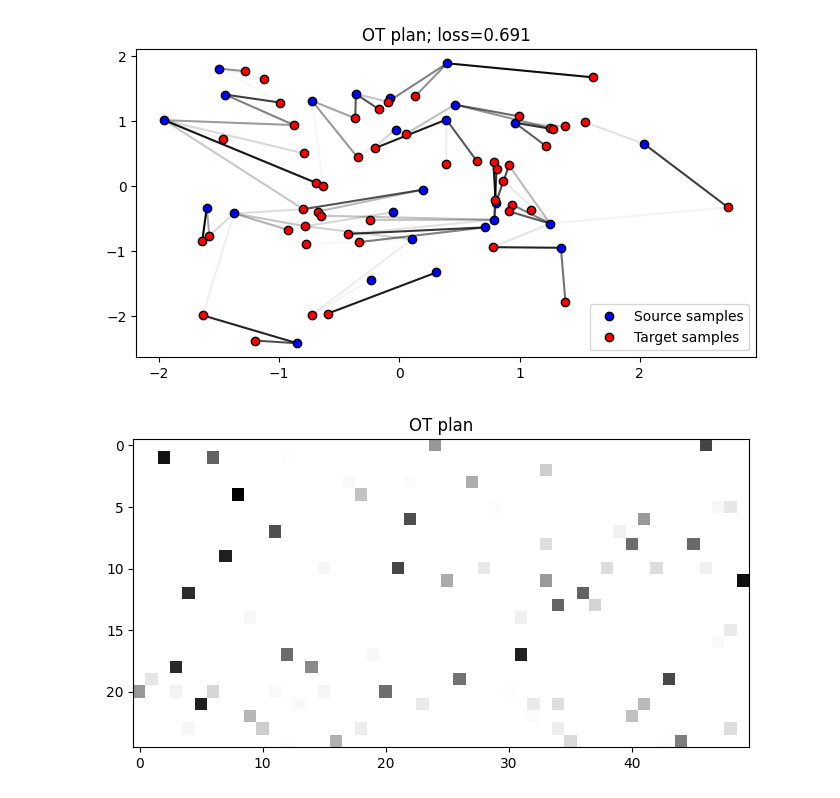
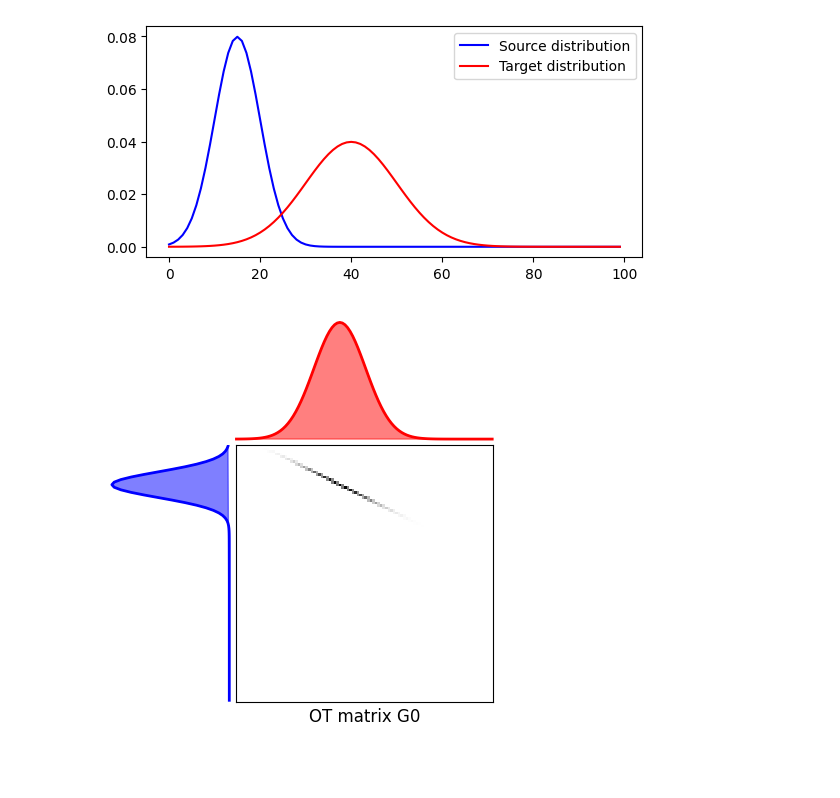
Before and after one commit to alexyh1/STA4000, a Jupyter notebook: code/chapter2_kantorovich/2.1_Exact_OT_Discrete.ipynb, the cells around one changed output. Drawn from its saved outputs; the diff is of its cells as text; code cells hidden in the pictures; blank space fills up the shorter version.

```diff
--- a/code/chapter2_kantorovich/2.1_Exact_OT_Discrete.ipynb
+++ b/code/chapter2_kantorovich/2.1_Exact_OT_Discrete.ipynb
@@ -11,54 +11,2 @@ Downloading pot-0.9.7.post1-cp312-cp312-manylinux_2_27_x86_64.manylinux_2_28_x86
 Installing collected packages: POT
 Successfully installed POT-0.9.7.post1
-# %%
-import numpy as np
-import matplotlib.pyplot as plt
-import ot
-from ot.plot import plot2D_samples_mat
-import time
-
-
-np.random.seed(4000)
-
-n1 = 25
-n2 = 50
-a = np.random.rand(25)
-a = a / sum(a)
-b = np.random.rand(50)
-b = b / sum(b)
-
-x1 = np.random.randn(n1, 2)
-x2 = np.random.randn(n2, 2)
-
-sol = ot.solve_sample(x1, x2, a, b)
-
-# get the OT plan
-P = sol.plan
-
-# get the OT loss
-loss = sol.value
-
-
-style = {"markeredgecolor": "k"}
-def plot_plan(P=None, title="", axis=True):
-    if P is not None:
-        plot2D_samples_mat(x1, x2, P)
-    plt.plot(x1[:, 0], x1[:, 1], "ob", label="Source samples", **style)
-    plt.plot(x2[:, 0], x2[:, 1], "or", label="Target samples", **style)
-    if not axis:
-        plt.axis("off")
-    plt.title(title)
-
-
-plt.figure(1, (8, 4))
-plot_plan(P, "OT plan; loss={:.3f}".format(loss))
-plt.legend(loc=0)
-plt.show()
-
-plt.figure(2, (8, 4))
-plt.imshow(P, cmap="Greys")
-plt.title("OT plan")
-plt.show()
-# %% [output]
-[figure, removed]
-[figure, removed]
@@ -64,0 +37,26 @@ plt.show()
+# %%
+n1_2 = 100
+n2_2 = 100
+
+x_2 = np.arange(n1_2, dtype=np.float64)
+
+a_2 = gauss(n1_2, m=15, s=5)
+b_2 = gauss(n2_2, m=40, s=10)
+
+M = ot.dist(x_2.reshape((n1_2, 1)), x_2.reshape((n2_2, 1)))
+M /= M.max()
+
+plt.figure(0, figsize=(6.4, 3))
+plt.plot(x_2, a_2, "b", label="Source distribution")
+plt.plot(x_2, b_2, "r", label="Target distribution")
+plt.legend()
+plt.show()
+
+G0 = ot.emd_1d(x_2, x_2, a_2, b_2)
+
+plt.figure(1, figsize=(5, 5))
+ot.plot.plot1D_mat(a_2, b_2, G0, "OT matrix G0")
+plt.show()
+# %% [output]
+[figure, added]
+[figure, added]
```
Also changed, not shown: parts of 4 cells of this notebook.
